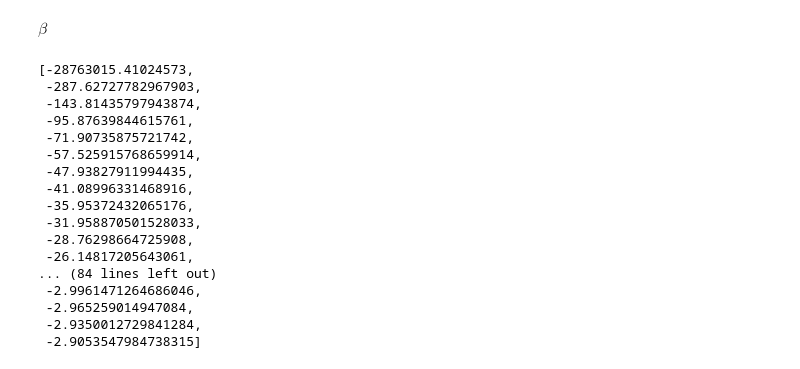
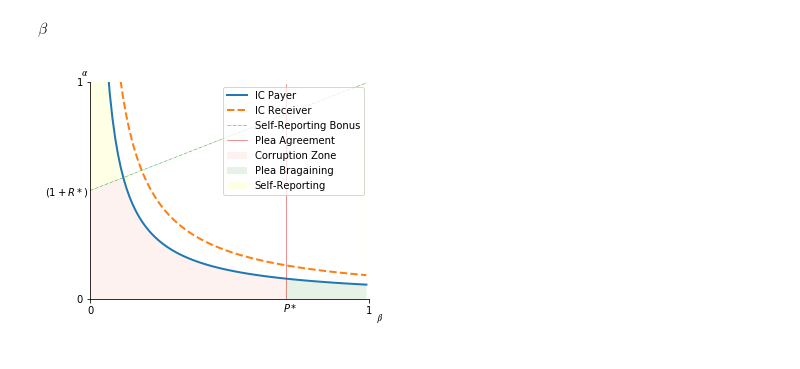
Before and after one commit to caxaxa/Corruption_Game, a Jupyter notebook: Supporting_Plots.ipynb, the cells around one changed output. Drawn from its saved outputs; the diff is of its cells as text; code cells hidden in the pictures.

```diff
--- a/Supporting_Plots.ipynb
+++ b/Supporting_Plots.ipynb
@@ -61,22 +63,51 @@ fig.savefig('fig1.pdf')
 # %% [markdown]
 $\beta$
-# %%
-alphaIE
-# %% [output]
-[-28763015.41024573,
- -287.62727782967903,
- -143.81435797943874,
- -95.87639844615761,
- -71.90735875721742,
- -57.525915768659914,
- -47.93827911994435,
- -41.08996331468916,
- -35.95372432065176,
- -31.958870501528033,
- -28.76298664725908,
- -26.14817205643061,
-... (84 lines left out)
- -2.9961471264686046,
- -2.965259014947084,
- -2.9350012729841284,
- -2.9053547984738315]
+# %%
+
+
+R = []
+for i in x:
+    R.append(0.5*i + 0.5) #
+
+R = np.asarray(R)
+
+P = [0.7]*n
+
+P = np.asarray(P)
+
+fig, ax = plt.subplots(figsize = (5,4))
+
+ax.plot(x, alphaIE, linewidth=2)
+ax.plot(x, alphaIB,'--', linewidth=2)
+ax.plot(x,R,'-.',linewidth=.5 )
+ax.plot(P, x,linewidth=.5 )
+
+fig.add_subplot(ax)
+
+ax.spines['right'].set_visible(False)
+ax.spines['top'].set_visible(False)
+
+fig.text(0.92, 0.05, '$𝛽$')
+fig.text(0.1, 0.9, '$𝛼$')
+fig.text(0.66, 0.08, '$P*$')
+fig.text(0, 0.485, '$(1 + R*)$')
+
+ax.fill_between(x[0:71], alphaIE[0:71], facecolor='salmon', alpha=0.1)
+ax.fill_between(x[70:100], alphaIE[70:100], facecolor='green', alpha=0.1)
+ax.fill_between( x, alphaIE , R ,facecolor='white', alpha=1,label='_nolegend_')
+ax.fill_between( x, alphaIE , R ,facecolor='yellow', alpha=.1)
+ax.fill_between( x[14:100], alphaIE[14:100] , R[14:100] ,facecolor='white', alpha=1)
+
+plt.ylim([0, 1])
+plt.xlim([0, 1])
+plt.xticks(np.arange(0,1.1,1))
+plt.yticks(np.arange(0,1.1,1))
+#plt.title('Indiference curves')
+plt.legend(('IC Payer', 'IC Receiver','Self-Reporting Bonus','Plea Agreement', 'Corruption Zone','Plea Bragaining','Self-Reporting'),
+           loc='upper right', shadow=False)
+
+plt.show()
+
+fig.savefig('fig2.pdf')
+# %% [output]
+[figure, added]
```
Also changed, not shown: parts of 4 cells of this notebook, 2 other files.
